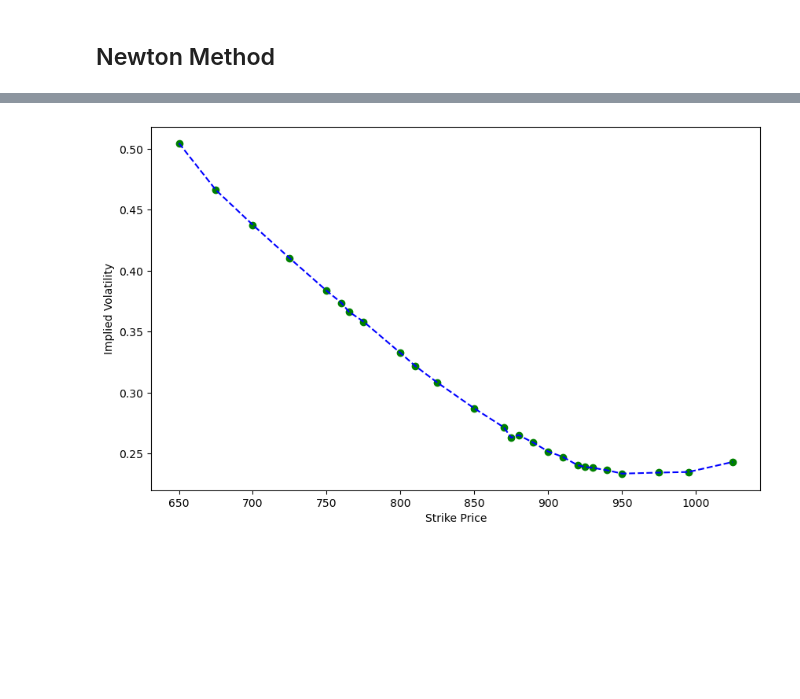
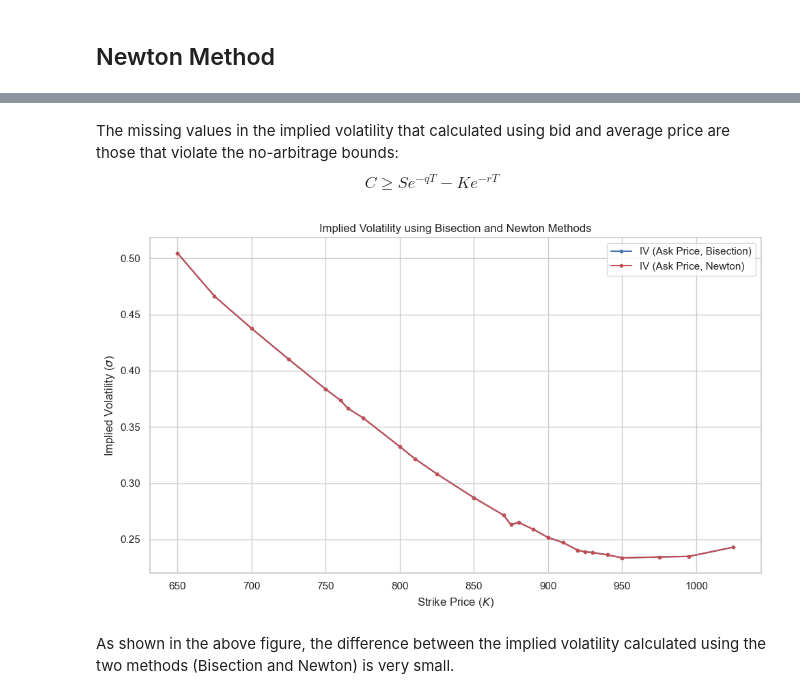
Before and after one commit to zhenqihu/DerPricing, a Jupyter notebook: EF4820/hw2_q3.ipynb, the cells around one changed output, grey strips where cells are left out. Saved outputs shown, nothing was run; the diff lists cells and outputs as text; code cells hidden in the pictures; blank space fills up the shorter version.

```diff
--- a/EF4820/hw2_q3.ipynb
+++ b/EF4820/hw2_q3.ipynb
@@ -74,10 +70,15 @@ def implied_volatility_bisection(S, K, r, q, T, C, tol=1e-6, max_iter=1000):
         max_iter (int, optional): maximum number of iterations. Defaults to 1000.
 
     Returns:
-        _type_: approximate implied volatility
+        float: approximate implied volatility
     """
-    if C < S * np.exp(- q * T) - K * np.exp(- r * T):
-        print("Option price $" + str(C) + " violates the arbitrage bound.")
+    if C < max(S * np.exp(-q * T) - K * np.exp(-r * T), 0):
+        print("Option price $" + str(C) +
+              " violates the arbitrage bound (too low).")
+        return np.nan
+    elif C > S * np.exp(-q * T):
+        print("Option price $" + str(C) +
+              " violates the arbitrage bound (too high).")
         return np.nan
 
     lower = 0
@@ -162,8 +168,13 @@ def implied_volatility_newton(S, K, r, q, T, C, sigma_guess=0.5, tol=1e-6, max_i
     Returns:
         float: approximate implied volatility
     """
-    if C < S * np.exp(- q * T) - K * np.exp(- r * T):
-        print("Option price $" + str(C) + " violates the arbitrage bound.")
+    if C < max(S * np.exp(-q * T) - K * np.exp(-r * T), 0):
+        print("Option price $" + str(C) +
+              " violates the arbitrage bound (too low).")
+        return np.nan
+    elif C > S * np.exp(-q * T):
+        print("Option price $" + str(C) +
+              " violates the arbitrage bound (too high).")
         return np.nan
 
     sigma = sigma_guess
@@ -175,12 +186,15 @@ def implied_volatility_newton(S, K, r, q, T, C, sigma_guess=0.5, tol=1e-6, max_i
         max_iter -= 1
     return sigma
 # %%
-iv_bid_newton = np.array([implied_volatility_newton(S0, K[i], r, q, T, bid[i]) for i in range(len(K))])
-iv_ask_newton = np.array([implied_volatility_newton(S0, K[i], r, q, T, ask[i]) for i in range(len(K))])
-iv_market_newton = np.array([implied_volatility_newton(S0, K[i], r, q, T, market[i]) for i in range(len(K))])
+iv_bid_newton = np.array([implied_volatility_newton(
+    S0, K[i], r, q, T, bid[i]) for i in range(len(K))])
+iv_ask_newton = np.array([implied_volatility_newton(
+    S0, K[i], r, q, T, ask[i]) for i in range(len(K))])
+iv_market_newton = np.array([implied_volatility_newton(
+    S0, K[i], r, q, T, market[i]) for i in range(len(K))])
 iv_newton = np.stack((iv_bid_newton, iv_ask_newton, iv_market_newton), axis=1)
 
 print(" ")
 print("Implied Volatility using Newton's Method:")
-print(iv_newton)
+print(iv_newton[:10])
 # %% [output]
@@ -204,10 +235,20 @@ Implied Volatility using Newton's Method:
+# %% [markdown]
+The missing values in the implied volatility that calculated using bid and average price are those that violate the no-arbitrage bounds:
+$$
+C \geq S e^{-qT} - K e^{-rT}
+$$
 # %%
-# Plot implied volatility
+# Comparison of Bisection and Newton Methods
 fig, ax = plt.subplots()
-ax.plot(K, iv_ask_newton, 'b--', label='Implied Volatility')
-ax.scatter(K, iv_ask_newton, c='g')
-ax.set_xlabel('Strike Price')
-ax.set_ylabel('Implied Volatility')
+ax.plot(K, iv_ask_bisection, 'b.-', label='IV (Ask Price, Bisection)')
+ax.plot(K, iv_ask_newton, 'r.-', label='IV (Ask Price, Newton)')
+ax.legend()
+ax.set_title('Implied Volatility using Bisection and Newton Methods')
+ax.set_xlabel(r'Strike Price ($K$)')
+ax.set_ylabel(r'Implied Volatility ($\sigma$)')
+plt.tight_layout()
 plt.show()
 # %% [output]
-[figure, old version]
+[figure, new version]
+# %% [markdown]
+As shown in the above figure, the difference between the implied volatility calculated using the two methods (Bisection and Newton) is very small.
```
Also changed, not shown: parts of 9 cells of this notebook, 1 other file.
